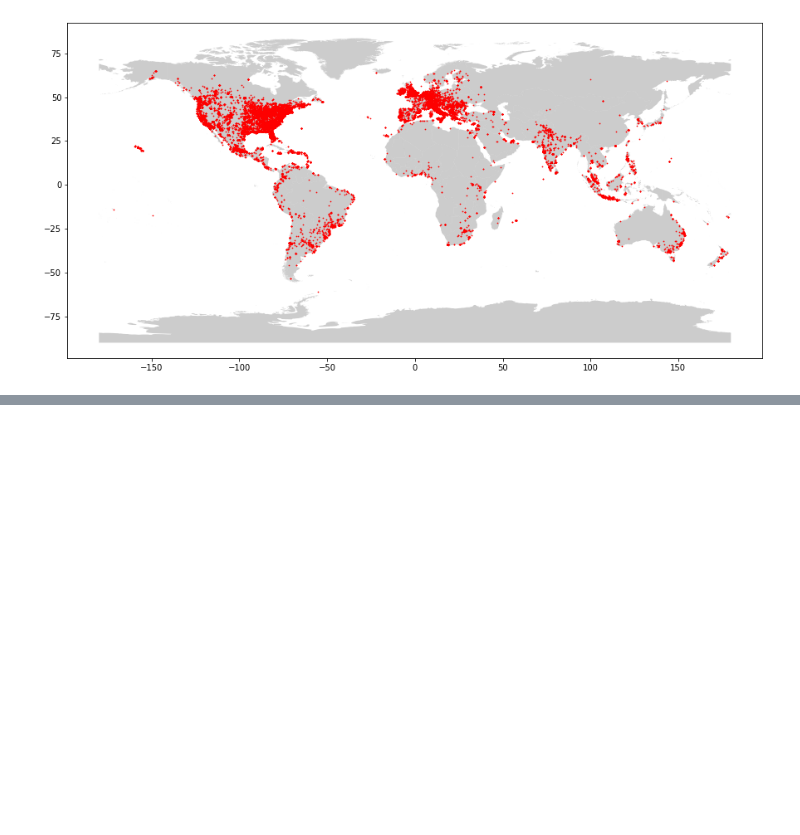
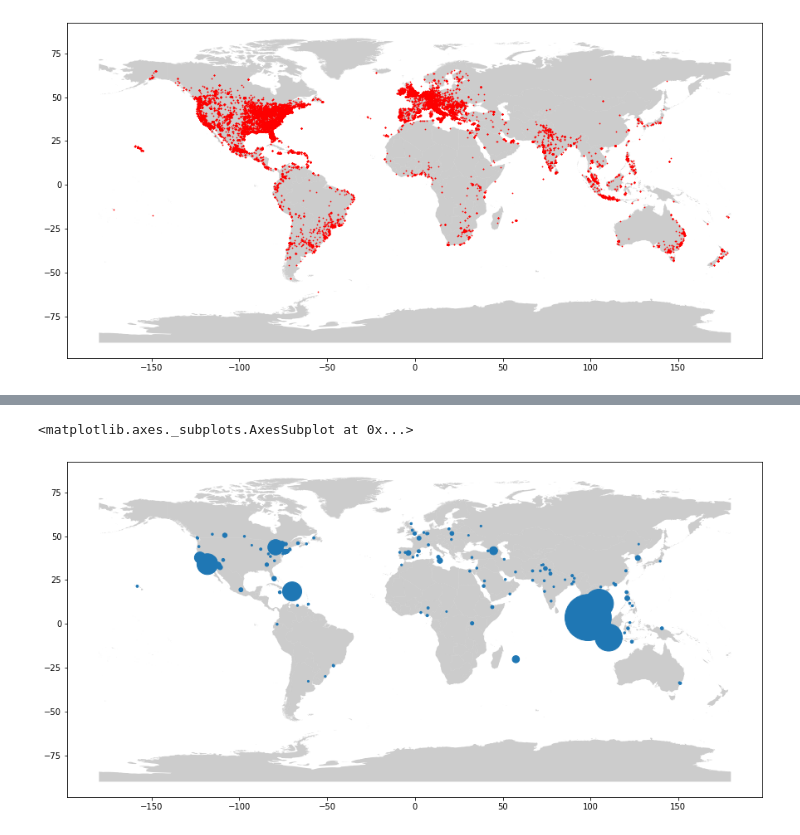
Before and after one commit to pruthviperumalla/Event-Recommender-System, a Jupyter notebook: explore_data.ipynb, the cells around one changed output, grey strips where cells are left out. Cells and saved outputs as stored; diff of their text form; code cells hidden in the pictures; blank space fills up the shorter version.

```diff
--- a/explore_data.ipynb
+++ b/explore_data.ipynb
@@ -449,0 +555,5 @@ geo_df.plot(ax=ax, markersize = 2, color = 'red', marker = '.')
+# %%
+# city = events_cc['city'].value_counts()
+train_data = train_data[["user", "event"]]
+train_users = pd.merge(train_data , users, how = "inner", left_on='user', right_on='user_id')
+train_users.head()
@@ -449,0 +600,19 @@ geo_df.plot(ax=ax, markersize = 2, color = 'red', marker = '.')
+# %%
+list_lat = []   # create empty lists
+list_long = []
+
+
+for index, row in tqdm_notebook(city.iterrows()): # iterate over rows in dataframe
+
+    query = index
+    query = ''.join([i for i in query if not i.isdigit()])
+    query = query.strip()
+    print(query)
+    results = geocoder.geocode(query)
+    lat = results[0]['geometry']['lat']
+    long = results[0]['geometry']['lng']
+
+    list_lat.append(lat)
+    list_long.append(long)
+
+# create new columns from lists
@@ -449,0 +639,3 @@ geo_df.plot(ax=ax, markersize = 2, color = 'red', marker = '.')
+# %%
+city['lat'] = list_lat
+city['lon'] = list_long
@@ -449,0 +651,18 @@ geo_df.plot(ax=ax, markersize = 2, color = 'red', marker = '.')
+# %%
+import geopandas as gpd
+from shapely.geometry import Point, Polygon
+
+world_map = gpd.read_file('../Igismap/TM_WORLD_BORDERS-0.3.shp')
+fig,ax = plt.pyplot.subplots(figsize=[15,15])
+
+
+geometry = [Point(xy) for xy in zip(city['lon'], city['lat'])]
+
+world_map.plot(ax=ax, alpha=0.4, color="grey")
+crs = {'init': 'epsg:4326'}
+geo_df = gpd.GeoDataFrame(city, crs = crs, geometry = geometry)
+
+geo_df.plot(ax=ax, markersize = geo_df["count"])
+# %% [output]
+<matplotlib.axes._subplots.AxesSubplot at 0x...>
+[figure, added]
```
Also changed, not shown: parts of 15 cells of this notebook.
